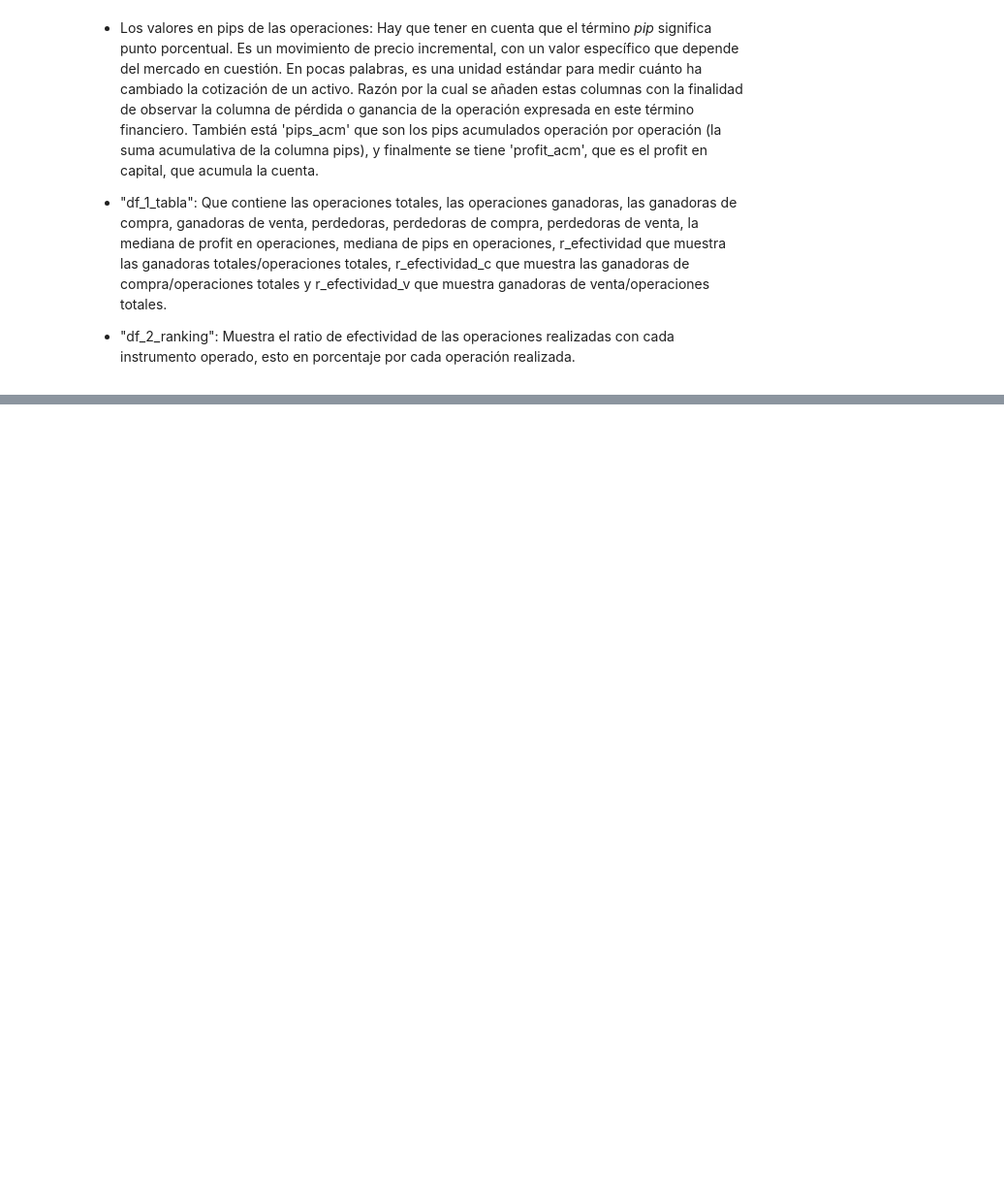
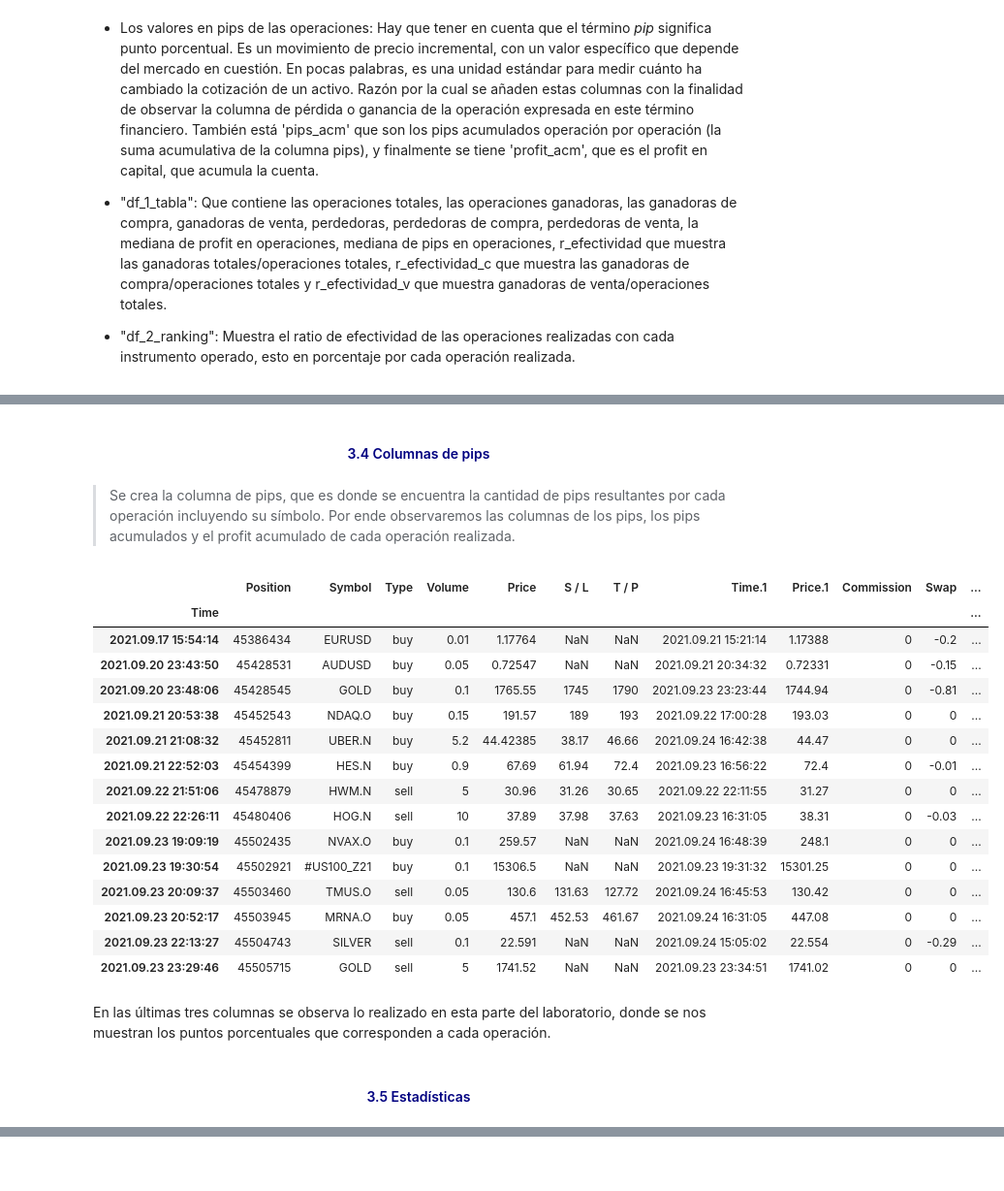
Before and after one commit to labv98/MyST_Lab3_LABV, a Jupyter notebook: notebook.ipynb, the cells around one changed output, grey strips where cells are left out. Shown at 97% size. Drawn from its saved outputs; the diff is of its cells as text; code cells hidden in the pictures; blank space fills up the shorter version.

```diff
--- a/notebook.ipynb
+++ b/notebook.ipynb
@@ -96,0 +207,27 @@ Dentro de lo que se muestra más relevante, tenemos:
+# %% [markdown]
+#### <font color= 'navy'> <center> 3.4 Columnas de pips </font>
+# %% [markdown]
+> Se crea la columna de pips, que es donde se encuentra la cantidad de pips resultantes por cada operación incluyendo su símbolo. Por ende observaremos las columnas de los pips, los pips acumulados y el profit acumulado de cada operación realizada.
+# %%
+f_columnas_pips(positions)
+# %% [output]
+|  | Position | Symbol | Type | Volume | Price | S / L | T / P | Time.1 | Price.1 | Commission | Swap | ... |
+| Time |  |  |  |  |  |  |  |  |  |  |  | ... |
+| 2021.09.17 15:54:14 | 45386434 | EURUSD | buy | 0.01 | 1.17764 | NaN | NaN | 2021.09.21 15:21:14 | 1.17388 | 0 | -0.2 | ... |
+| 2021.09.20 23:43:50 | 45428531 | AUDUSD | buy | 0.05 | 0.72547 | NaN | NaN | 2021.09.21 20:34:32 | 0.72331 | 0 | -0.15 | ... |
+| 2021.09.20 23:48:06 | 45428545 | GOLD | buy | 0.1 | 1765.55 | 1745 | 1790 | 2021.09.23 23:23:44 | 1744.94 | 0 | -0.81 | ... |
+| 2021.09.21 20:53:38 | 45452543 | NDAQ.O | buy | 0.15 | 191.57 | 189 | 193 | 2021.09.22 17:00:28 | 193.03 | 0 | 0 | ... |
+| 2021.09.21 21:08:32 | 45452811 | UBER.N | buy | 5.2 | 44.42385 | 38.17 | 46.66 | 2021.09.24 16:42:38 | 44.47 | 0 | 0 | ... |
+| 2021.09.21 22:52:03 | 45454399 | HES.N | buy | 0.9 | 67.69 | 61.94 | 72.4 | 2021.09.23 16:56:22 | 72.4 | 0 | -0.01 | ... |
+| 2021.09.22 21:51:06 | 45478879 | HWM.N | sell | 5 | 30.96 | 31.26 | 30.65 | 2021.09.22 22:11:55 | 31.27 | 0 | 0 | ... |
+| 2021.09.22 22:26:11 | 45480406 | HOG.N | sell | 10 | 37.89 | 37.98 | 37.63 | 2021.09.23 16:31:05 | 38.31 | 0 | -0.03 | ... |
+| 2021.09.23 19:09:19 | 45502435 | NVAX.O | buy | 0.1 | 259.57 | NaN | NaN | 2021.09.24 16:48:39 | 248.1 | 0 | 0 | ... |
+| 2021.09.23 19:30:54 | 45502921 | #US100_Z21 | buy | 0.1 | 15306.5 | NaN | NaN | 2021.09.23 19:31:32 | 15301.25 | 0 | 0 | ... |
+| 2021.09.23 20:09:37 | 45503460 | TMUS.O | sell | 0.05 | 130.6 | 131.63 | 127.72 | 2021.09.24 16:45:53 | 130.42 | 0 | 0 | ... |
+| 2021.09.23 20:52:17 | 45503945 | MRNA.O | buy | 0.05 | 457.1 | 452.53 | 461.67 | 2021.09.24 16:31:05 | 447.08 | 0 | 0 | ... |
+| 2021.09.23 22:13:27 | 45504743 | SILVER | sell | 0.1 | 22.591 | NaN | NaN | 2021.09.24 15:05:02 | 22.554 | 0 | -0.29 | ... |
+| 2021.09.23 23:29:46 | 45505715 | GOLD | sell | 5 | 1741.52 | NaN | NaN | 2021.09.23 23:34:51 | 1741.02 | 0 | 0 | ... |
+# %% [markdown]
+En las últimas tres columnas se observa lo realizado en esta parte del laboratorio, donde se nos muestran los puntos porcentuales que corresponden a cada operación.
+# %% [markdown]
+#### <font color= 'navy'> <center> 3.5 Estadísticas </font>
```
Also changed, not shown: parts of 35 cells of this notebook, 2 other files.
